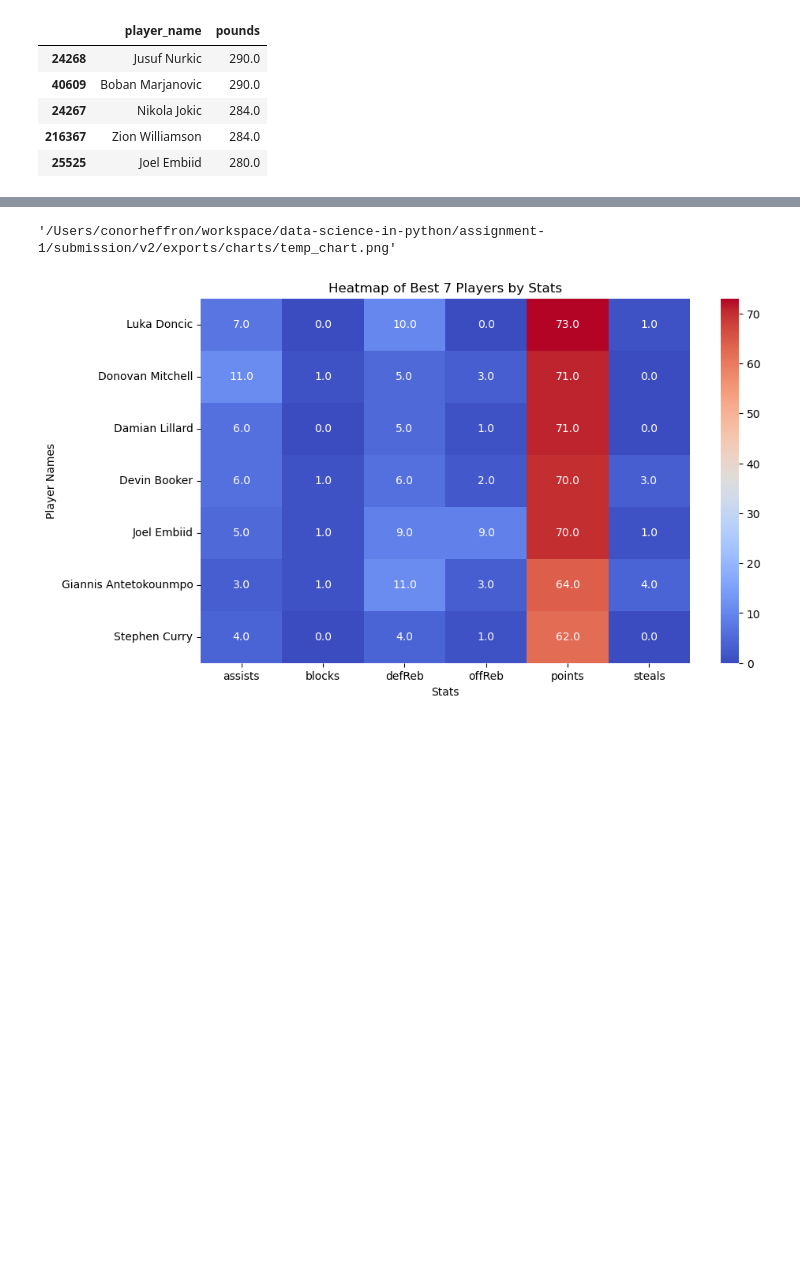
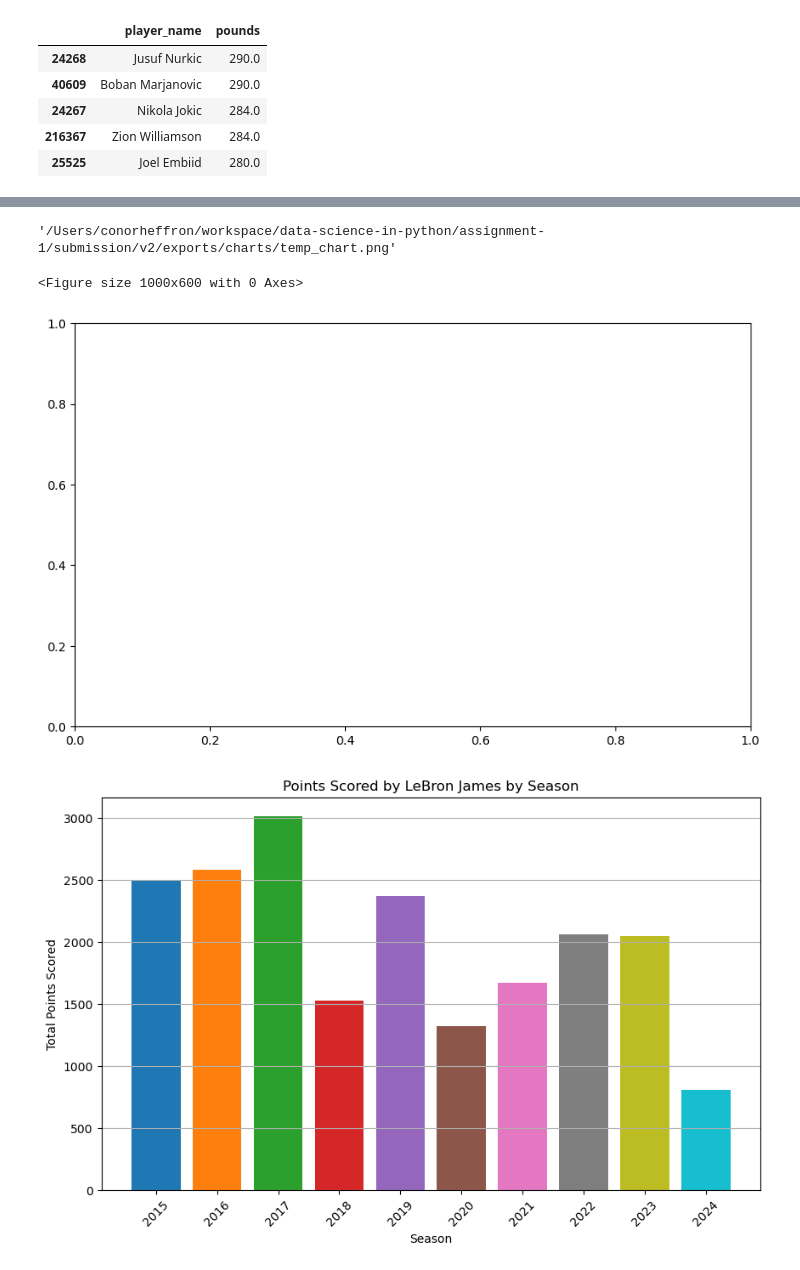
Before and after one commit to conorheffron/nba-stats, a Jupyter notebook: part4-ai-llm-analysis-V3.ipynb, the cells around one changed output, grey strips where cells are left out. Cells and saved outputs as stored; diff of their text form; code cells hidden in the pictures; blank space fills up the shorter version.

```diff
--- a/part4-ai-llm-analysis-V3.ipynb
+++ b/part4-ai-llm-analysis-V3.ipynb
@@ -249,5 +226,7 @@ AttributeError: 'subplots_adjust' is not allowed in RestrictedMatplotlib
-# %%
-df_nba.chat("Plot heatmap of the best 7 player_names")
-# %% [output]
-'/Users/conorheffron/workspace/data-science-in-python/assignment-1/submission/v2/exports/charts/temp_chart.png'
-[figure, removed]
+# %%
+df_nba.chat("Plot the histogram of points scored by LeBron James showing for each season, using different colors for each bar")
+# %% [output]
+'/Users/conorheffron/workspace/data-science-in-python/assignment-1/submission/v2/exports/charts/temp_chart.png'
+<Figure size 1000x600 with 0 Axes>
+[figure, added]
+[figure, added]
```
Also changed, not shown: parts of 13 cells of this notebook, 2 other files.
